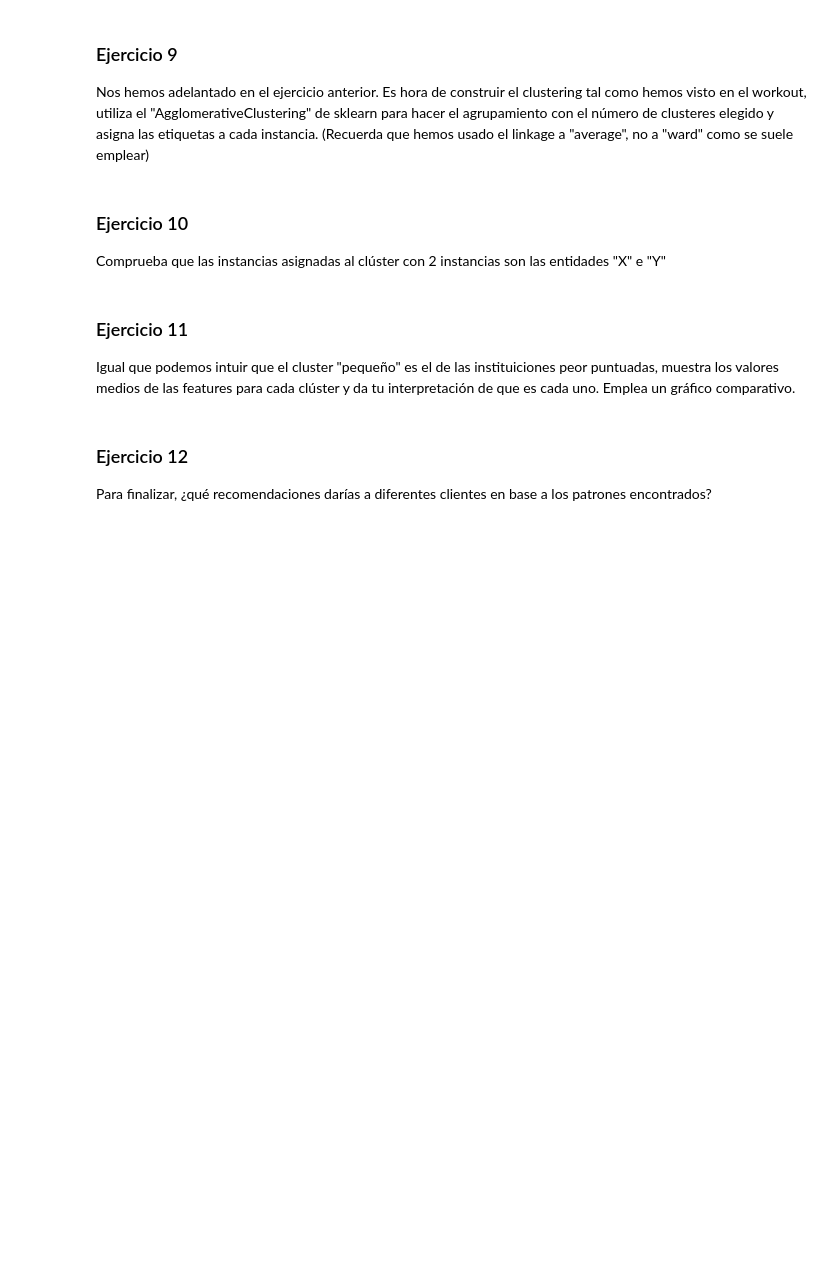
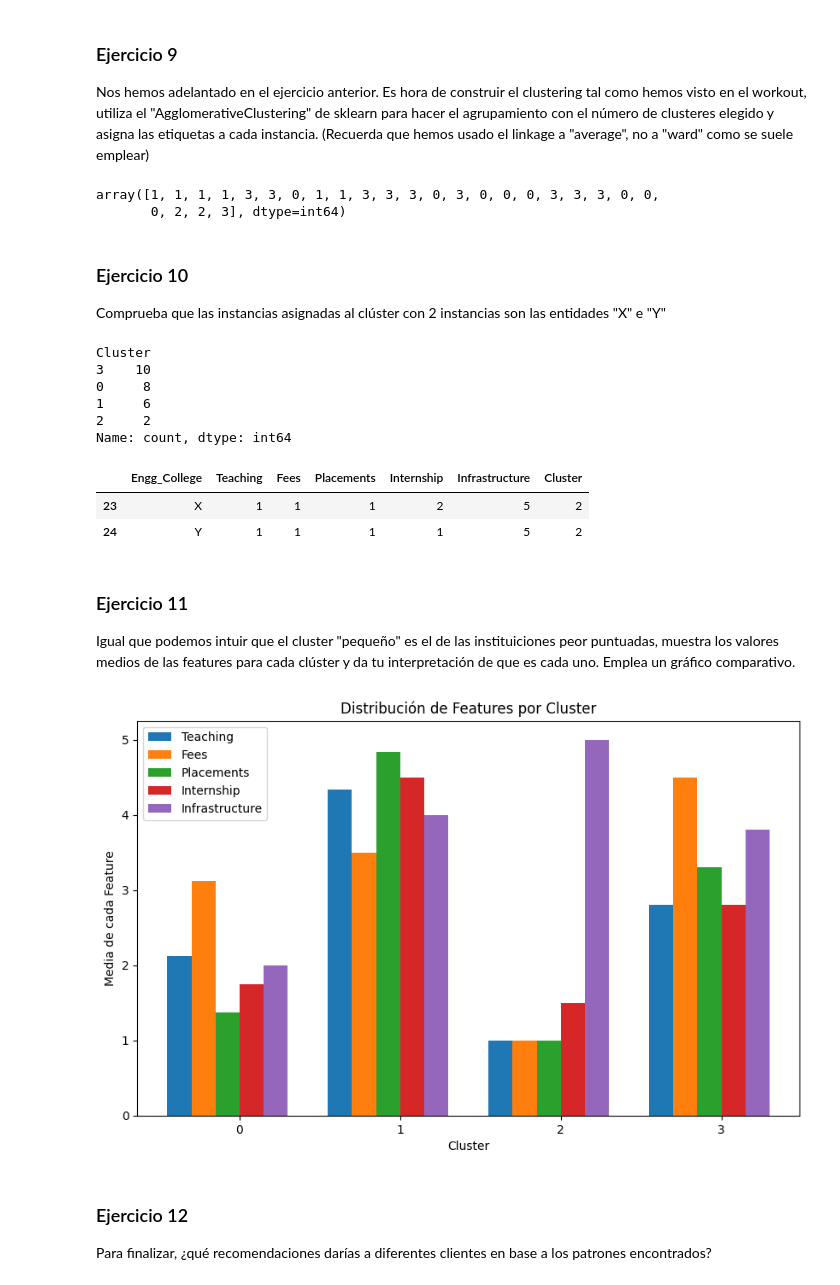
Before and after one commit to jacobo010/ONLINE_DS_THEBRIDGE_jacobo, a Jupyter notebook: Programacion_basica/Sprint13/Unidad_02/14_Ejercicios_Clustering_Jerárquico.ipynb, the cells around one changed output. Saved outputs shown, nothing was run; the diff lists cells and outputs as text; code cells hidden in the pictures; blank space fills up the shorter version.

```diff
--- a/Programacion_basica/Sprint13/Unidad_02/14_Ejercicios_Clustering_Jerárquico.ipynb
+++ b/Programacion_basica/Sprint13/Unidad_02/14_Ejercicios_Clustering_Jerárquico.ipynb
@@ -183,14 +191,65 @@ Previo a analizar las características específicas de cada clúster, analiza el
 ### Ejercicio 9
 
 Nos hemos adelantado en el ejercicio anterior. Es hora de construir el clustering tal como hemos visto en el workout, utiliza el "AgglomerativeClustering" de sklearn para hacer el agrupamiento con el número de clusteres elegido y asigna las etiquetas a cada instancia. (Recuerda que hemos usado el linkage a "average", no a "ward" como se suele emplear)
+# %%
+clustering_model = AgglomerativeClustering(n_clusters=4, metric = 'euclidean', linkage='average')
+clustering_model.fit(train_set[features])
+clustering_model.labels_
+# %% [output]
+array([1, 1, 1, 1, 3, 3, 0, 1, 1, 3, 3, 3, 0, 3, 0, 0, 0, 3, 3, 3, 0, 0,
+       0, 2, 2, 3], dtype=int64)
+# %%
+train_set['Cluster'] = clustering_model.labels_
 # %% [markdown]
 ### Ejercicio 10
 
 Comprueba que las instancias asignadas al clúster con 2 instancias son las entidades "X" e "Y"
+# %%
+train_set.Cluster.value_counts()
+# %% [output]
+Cluster
+3    10
+0     8
+1     6
+2     2
+Name: count, dtype: int64
+# %%
+train_set[train_set["Cluster"] == 2]
+# %% [output]
+|  | Engg_College | Teaching | Fees | Placements | Internship | Infrastructure | Cluster |
+| 23 | X | 1 | 1 | 1 | 2 | 5 | 2 |
+| 24 | Y | 1 | 1 | 1 | 1 | 5 | 2 |
 # %% [markdown]
 ### Ejercicio 11
 
 Igual que podemos intuir que el cluster "pequeño" es el de las instituiciones peor puntuadas, muestra los valores medios de las features para cada clúster y da tu interpretación de que es cada uno. Emplea un gráfico comparativo.
+# %%
+features_mean_by_cluster = train_set[features + ['Cluster']].groupby('Cluster').mean()
+features_mean_by_cluster['Freq'] = train_set['Cluster'].value_counts().sort_index()
+# %%
+features_to_plot = features_mean_by_cluster.drop(columns=['Freq'])
+
+clusters = features_to_plot.index
+features = features_to_plot.columns
+
+x = np.arange(len(clusters))  # Posiciones de los clusters en el eje X
+width = 0.15  # Ancho de cada barra
+
+fig, ax = plt.subplots(figsize=(10, 6))
+
+# Graficar cada feature con un desplazamiento en X
+for i, feature in enumerate(features):
+    ax.bar(x + i * width, features_to_plot[feature], width, label=feature)
+
+ax.set_xlabel("Cluster")
+ax.set_ylabel("Media de cada Feature")
+ax.set_title("Distribución de Features por Cluster")
+ax.set_xticks(x + width * (len(features) / 2))
+ax.set_xticklabels(clusters)
+ax.legend()
+plt.show()
+# %% [output]
+[figure, added]
 # %% [markdown]
 ### Ejercicio 12
 
```
Also changed, not shown: parts of 2 cells of this notebook, 5 other files.
